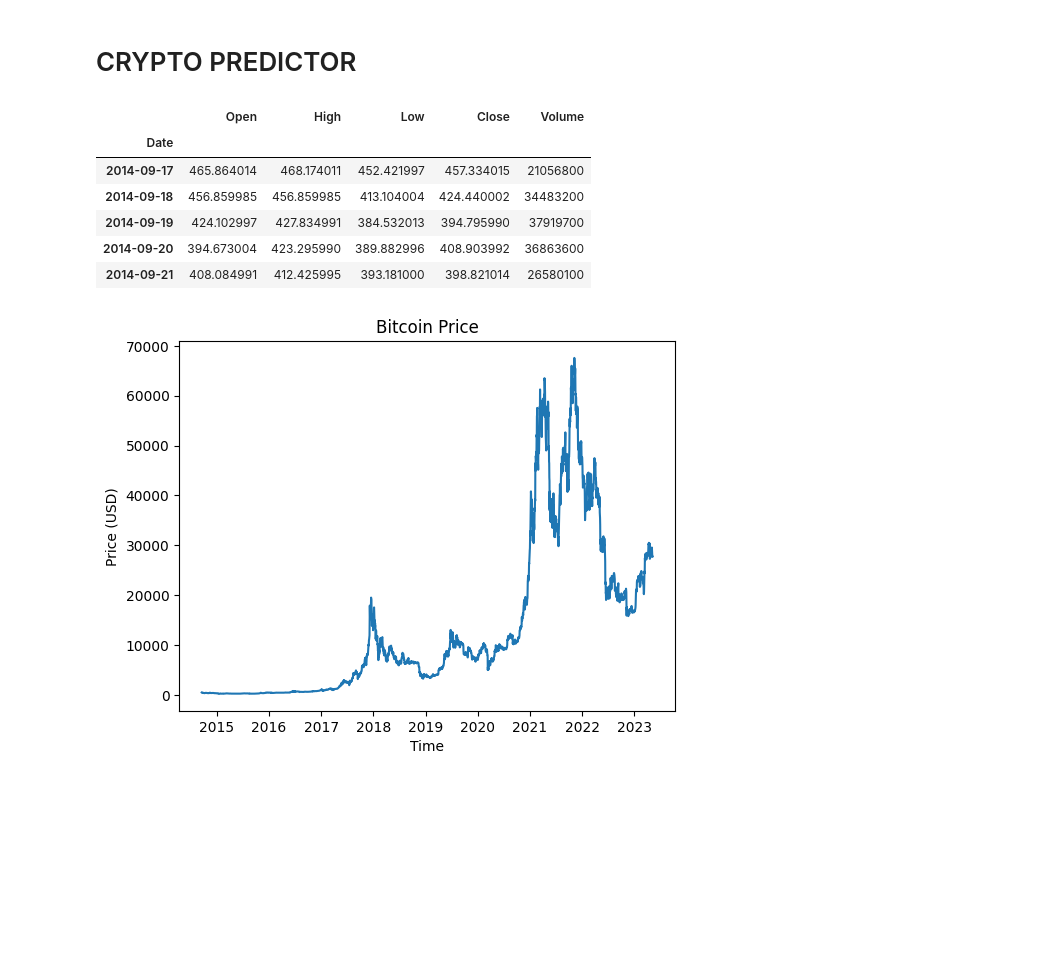
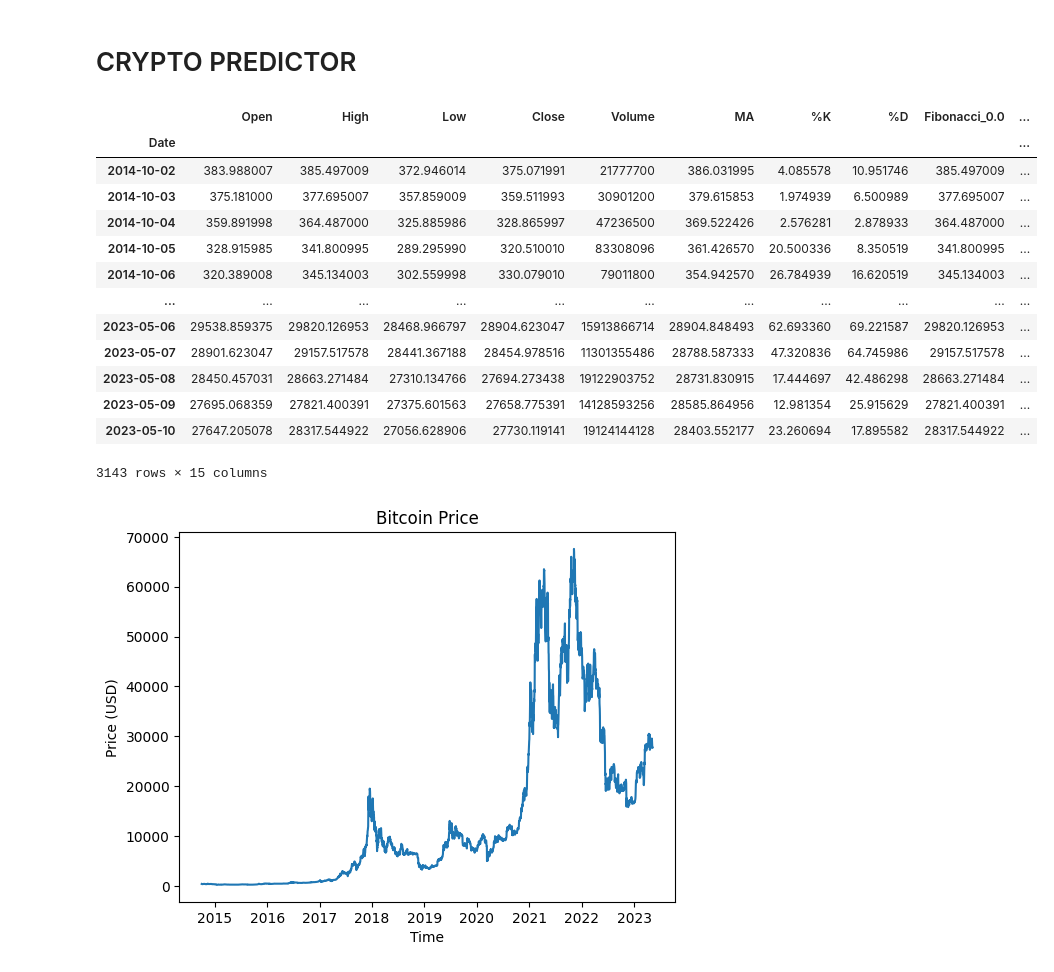
Before and after one commit to TomaszGryczka/CryptoPredictor, a Jupyter notebook: predictor/crypto_predictor.ipynb, the cells around one changed output. Drawn from its saved outputs; the diff is of its cells as text; code cells hidden in the pictures; blank space fills up the shorter version.

```diff
--- a/predictor/crypto_predictor.ipynb
+++ b/predictor/crypto_predictor.ipynb
@@ -13,23 +15,36 @@ from lstm import LSTM
 # %%
 # read data and plot price in time
 df = pd.read_csv('data/BTC-USD.csv', index_col='Date', parse_dates=True)
 df.drop(columns='Adj Close', inplace=True)
 
-display(df.head())
+df = moving_average(df, 7)
+df = stochastic_oscillator(df, k_period=14, d_period=3)
+df = fibonacci_retracement(df)
+
+df.dropna(inplace=True)
+
+display(df)
 
 plt.plot(df['Close'])
 plt.xlabel('Time')
 plt.ylabel('Price (USD)')
 plt.title('Bitcoin Price')
 plt.show()
 # %% [output]
-|  | Open | High | Low | Close | Volume |
-| Date |  |  |  |  |  |
-| 2014-09-17 | 465.864014 | 468.174011 | 452.421997 | 457.334015 | 21056800 |
-| 2014-09-18 | 456.859985 | 456.859985 | 413.104004 | 424.440002 | 34483200 |
-| 2014-09-19 | 424.102997 | 427.834991 | 384.532013 | 394.795990 | 37919700 |
-| 2014-09-20 | 394.673004 | 423.295990 | 389.882996 | 408.903992 | 36863600 |
-| 2014-09-21 | 408.084991 | 412.425995 | 393.181000 | 398.821014 | 26580100 |
+|  | Open | High | Low | Close | Volume | MA | %K | %D | Fibonacci_0.0 | ... |
+| Date |  |  |  |  |  |  |  |  |  | ... |
+| 2014-10-02 | 383.988007 | 385.497009 | 372.946014 | 375.071991 | 21777700 | 386.031995 | 4.085578 | 10.951746 | 385.497009 | ... |
+| 2014-10-03 | 375.181000 | 377.695007 | 357.859009 | 359.511993 | 30901200 | 379.615853 | 1.974939 | 6.500989 | 377.695007 | ... |
+| 2014-10-04 | 359.891998 | 364.487000 | 325.885986 | 328.865997 | 47236500 | 369.522426 | 2.576281 | 2.878933 | 364.487000 | ... |
+| 2014-10-05 | 328.915985 | 341.800995 | 289.295990 | 320.510010 | 83308096 | 361.426570 | 20.500336 | 8.350519 | 341.800995 | ... |
+| 2014-10-06 | 320.389008 | 345.134003 | 302.559998 | 330.079010 | 79011800 | 354.942570 | 26.784939 | 16.620519 | 345.134003 | ... |
+| ... | ... | ... | ... | ... | ... | ... | ... | ... | ... | ... |
+| 2023-05-06 | 29538.859375 | 29820.126953 | 28468.966797 | 28904.623047 | 15913866714 | 28904.848493 | 62.693360 | 69.221587 | 29820.126953 | ... |
+| 2023-05-07 | 28901.623047 | 29157.517578 | 28441.367188 | 28454.978516 | 11301355486 | 28788.587333 | 47.320836 | 64.745986 | 29157.517578 | ... |
+| 2023-05-08 | 28450.457031 | 28663.271484 | 27310.134766 | 27694.273438 | 19122903752 | 28731.830915 | 17.444697 | 42.486298 | 28663.271484 | ... |
+| 2023-05-09 | 27695.068359 | 27821.400391 | 27375.601563 | 27658.775391 | 14128593256 | 28585.864956 | 12.981354 | 25.915629 | 27821.400391 | ... |
+| 2023-05-10 | 27647.205078 | 28317.544922 | 27056.628906 | 27730.119141 | 19124144128 | 28403.552177 | 23.260694 | 17.895582 | 28317.544922 | ... |
+3143 rows × 15 columns
 [figure]
 # %%
 X = df.drop(columns=['Close'])
```
Also changed, not shown: parts of 11 cells of this notebook, 1 other file.
